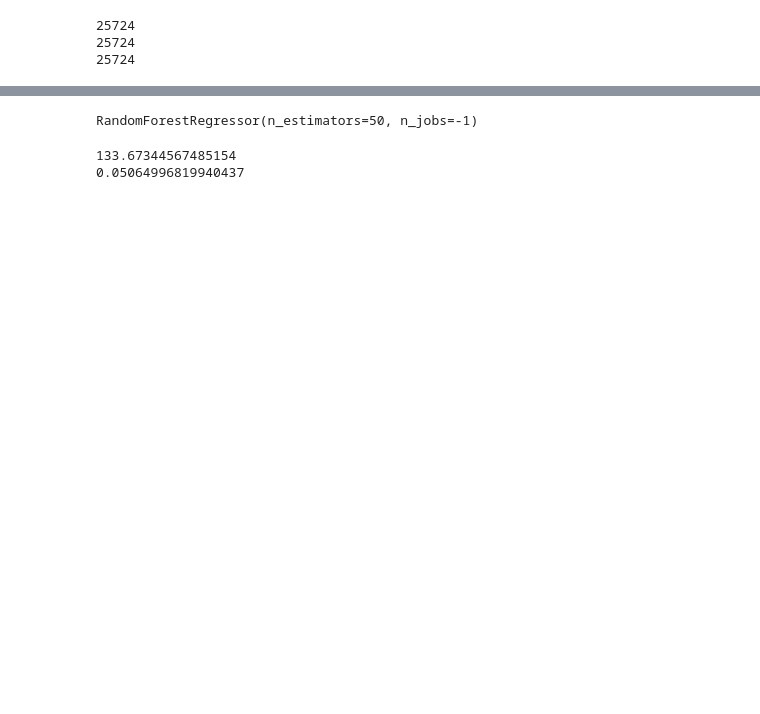
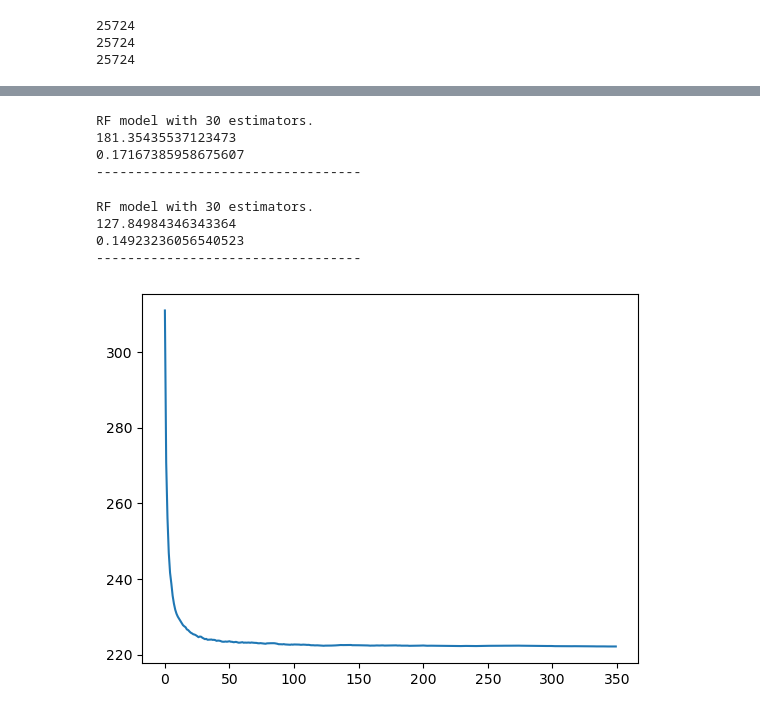
Before and after one commit to jonathan-wu1/Finding-Elo, a Jupyter notebook: rfr_model_training.ipynb, the cells around one changed output, grey strips where cells are left out. Cells and saved outputs as stored; diff of their text form; code cells hidden in the pictures; blank space fills up the shorter version.

```diff
--- a/rfr_model_training.ipynb
+++ b/rfr_model_training.ipynb
@@ -75,7 +40,7 @@ df["ECO"] = df["ECO"].astype('category')
 df["Opening"] = df["Opening"].astype('category')
 df["result"] = df["result"].astype('category')
 
-df["mean_elos"] = np.square(df[['white_elo', 'black_elo']].mean(axis=1))
+df["mean_elos"] = df[['white_elo', 'black_elo']].mean(axis=1)
 df["diff_elos"] = df['white_elo'] - df['black_elo']
 
 df['white_mean'] = df['white_cpl'].apply(np.mean)
@@ -92,6 +57,8 @@ df['stockfish_mean'] = df['stockfish_eval'].apply(np.mean)
 df['stockfish_std'] = df['stockfish_eval'].apply(np.std)
 df['stockfish_min'] = df['stockfish_eval'].apply(np.min)
 df['stockfish_max'] = df['stockfish_eval'].apply(np.max)
+
+dep_var = "mean_elos"
 # %% [output]
 25724
 25724
@@ -122,12 +71,17 @@ features = ["white_mean", "white_std", "white_min", "white_max", "black_mean", "
 # %%
-X = df[cont]
+results = pd.get_dummies(df["result"])
+openings = pd.get_dummies(df["Opening"])
+
+
+
+X = pd.concat([df[cont], results, openings], axis = 1)
 X = X.fillna(0)
+
+num = 20000
+
 y1 = df["mean_elos"]
 y2 = df["diff_elos"]
 
-X_train, X_test = X[:800], X[800:]
-y1_train, y1_test = df["mean_elos"][:800], df["mean_elos"][800:]
-y2_train, y2_test = df["diff_elos"][:800], df["diff_elos"][800:]
+X_train, X_test = X[:num], X[num:]
+y1_train, y1_test = df["mean_elos"][:num], df["mean_elos"][num:]
+y2_train, y2_test = df["diff_elos"][:num], df["diff_elos"][num:]
-# %%
-rf_mean = RandomForestRegressor(n_estimators=50, n_jobs=-1)
-rf_mean.fit(X_train, y1_train)
@@ -143,12 +88,39 @@ print(r2_score(y1_test, mean_pred_rf))
-# %%
-rf_diff = RandomForestRegressor(n_estimators=50, n_jobs=-1)
-rf_diff.fit(X_train, y2_train)
-# %% [output]
-RandomForestRegressor(n_estimators=50, n_jobs=-1)
-# %%
-dff_pred_rf = rf_diff.predict(X_test)
-print(mean_absolute_error(y2_test, dff_pred_rf))
-print(r2_score(y2_test, dff_pred_rf))
-# %% [output]
-133.67344567485154
-0.05064996819940437
+# %%
+nums = [30, 50, 100, 150, 250, 350]
+
+for num in nums:
+    rf_mean = RandomForestRegressor(n_estimators=num, n_jobs=-1)
+    rf_mean.fit(X_train, y1_train)
+    mean_pred_rf = rf_mean.predict(X_test)
+    print(f"RF model with {num} estimators.")
+    print(mean_absolute_error(y1_test, mean_pred_rf))
+    print(r2_score(y1_test, mean_pred_rf))
+    print("----------------------------------")
+# %% [output]
+RF model with 30 estimators.
+181.35435537123473
+0.17167385958675607
+----------------------------------
+# %%
+nums = [30, 50, 100, 150, 250, 350]
+
+
+for num in nums:
+    rf_diff = RandomForestRegressor(n_estimators=num, n_jobs=-1, min_samples_leaf=4, max_features=0.5)
+    rf_diff.fit(X_train, y2_train)
+    dff_pred_rf = rf_diff.predict(X_test)
+    print(f"RF model with {num} estimators.")
+    print(mean_absolute_error(y2_test, dff_pred_rf))
+    print(r2_score(y2_test, dff_pred_rf))
+    print("----------------------------------")
+# %% [output]
+RF model with 30 estimators.
+127.84984346343364
+0.14923236056540523
+----------------------------------
+# %%
+import matplotlib.pyplot as plt
+preds = np.stack([t.predict(X_test) for t in rf_mean.estimators_])
+plt.plot([r_mse(preds[:i+1].mean(0), y1_test) for i in range(350)]);
+# %% [output]
+[figure, added]
```
Also changed, not shown: parts of 24 cells of this notebook, 46 other files.
